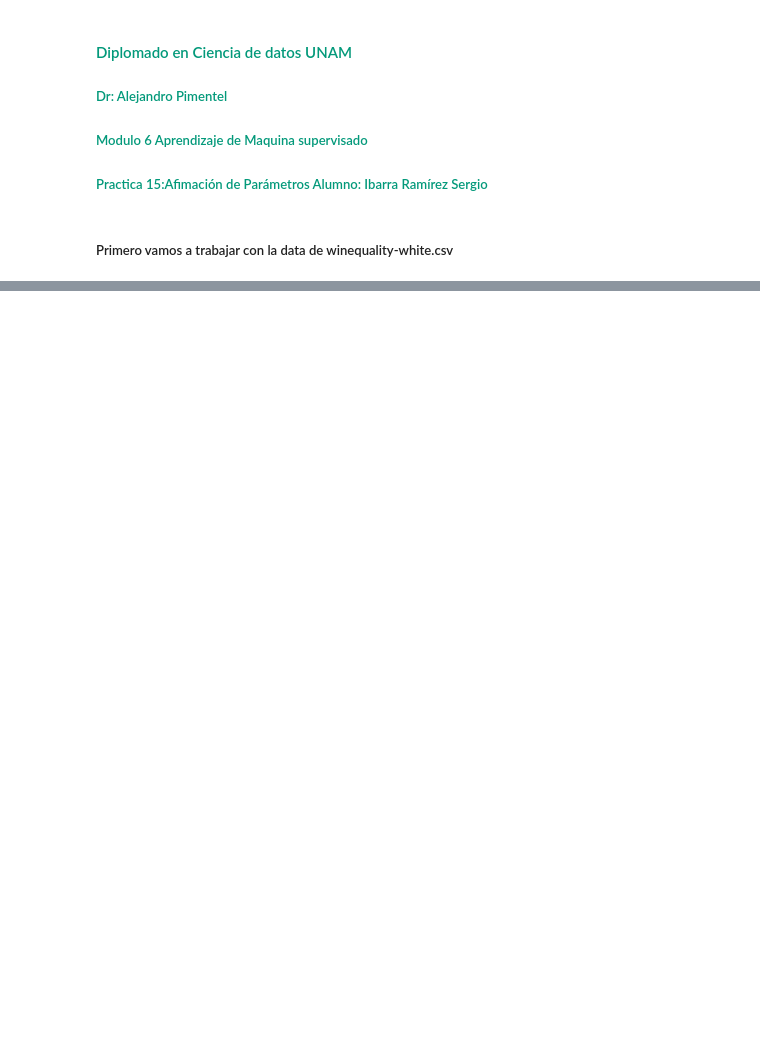
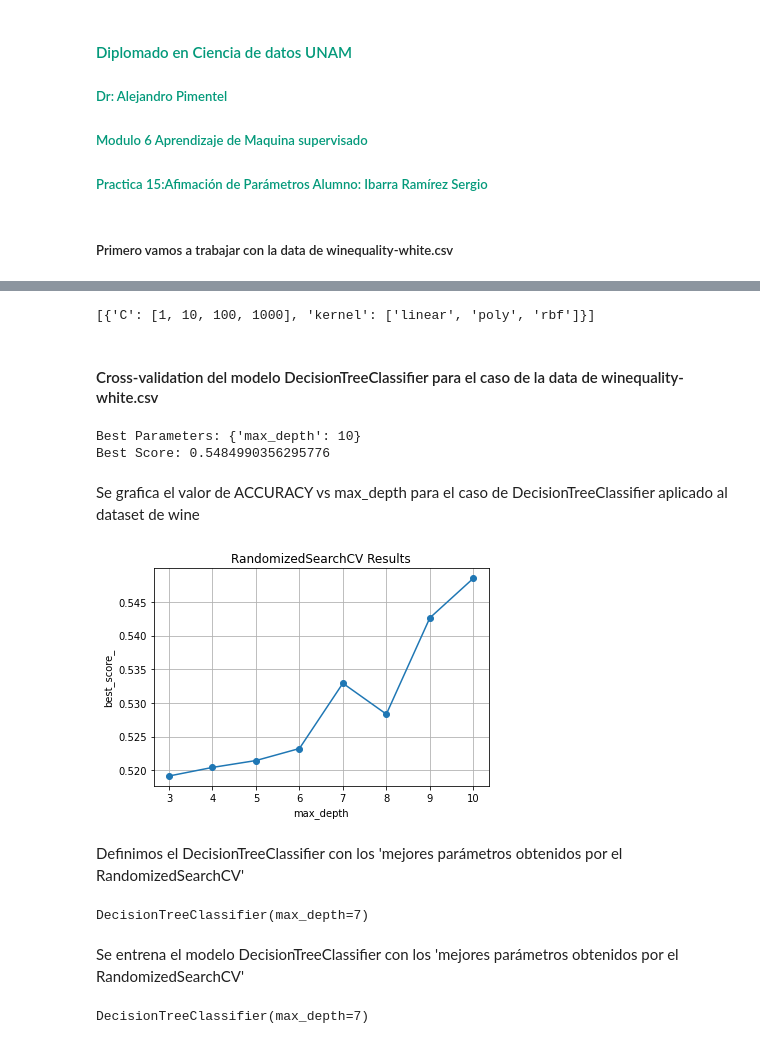
Before and after one commit to Sergio-Ibarra-1795/Diplomado_UNAM_DC_Full_gitHub, a Jupyter notebook: Modulo6_Aprendizaje_supervisado/Modulo6_15_Afinacion_parametros_Ibarra_Sergio.ipynb, the cells around one changed output, grey strips where cells are left out. Saved outputs shown, nothing was run; the diff lists cells and outputs as text; code cells hidden in the pictures; blank space fills up the shorter version.

Commit message:
Modulo 05 Practica 15 Afinación de parámetros PARTE 1

```diff
--- a/Modulo6_Aprendizaje_supervisado/Modulo6_15_Afinacion_parametros_Ibarra_Sergio.ipynb
+++ b/Modulo6_Aprendizaje_supervisado/Modulo6_15_Afinacion_parametros_Ibarra_Sergio.ipynb
@@ -29,0 +31,4 @@ tabla_wine
+# %%
+y_tabla_wine = tabla_wine["quality"]
+X_tabla_wine = tabla_wine.drop(["quality"],axis=1)
+X_tabla_wine
@@ -29,0 +133,2 @@ tabla_wine
+# %%
+buscadorRandom_modelo_SVC.fit(X_train_tabla_wine,y_train_tabla_wine)
@@ -29,0 +141,74 @@ tabla_wine
+# %%
+from sklearn.svm import SVC
+
+## Se define el modelo SVC
+modelo_SVC = SVC()
+modelo_SVC
+
+## Se definen los hiperparámetros del modelo SVC
+cuadricula_parametros_modelo_SVC = [{'C':[1,10,100,1000],'kernel':["linear","poly","rbf"]}]
+cuadricula_parametros_modelo_SVC
+# %% [output]
+[{'C': [1, 10, 100, 1000], 'kernel': ['linear', 'poly', 'rbf']}]
+# %%
+from sklearn.model_selection import GridSearchCV
+buscadorGrid_SCV_wine = GridSearchCV(modelo_SVC,cuadricula_parametros_modelo_SVC,cv=5,scoring="accuracy")
+buscadorGrid_SCV_wine.fit(X_train_tabla_wine,y_train_tabla_wine)
+# %% [markdown]
+#### Cross-validation del modelo DecisionTreeClassifier para el caso de la data de winequality-white.csv
+# %%
+from sklearn.tree import DecisionTreeClassifier
+from sklearn.model_selection import RandomizedSearchCV
+
+# Define the DecisionTreeClassifier model
+arbol_clasificacion = DecisionTreeClassifier()
+
+# Define the hyperparameter grid for DecisionTreeClassifier
+cuadricula_parametros_arbol = {'max_depth': [3, 4, 5, 6, 7, 8, 9, 10]}
+
+# Create an instance of RandomizedSearchCV
+buscadorRandom_arbol = RandomizedSearchCV(arbol_clasificacion, cuadricula_parametros_arbol, cv=5, scoring='accuracy')
+
+# Fit the RandomizedSearchCV object on the training data
+buscadorRandom_arbol.fit(X_train_tabla_wine, y_train_tabla_wine)
+
+# Print the best parameters and best score
+print("Best Parameters:", buscadorRandom_arbol.best_params_)
+print("Best Score:", buscadorRandom_arbol.best_score_)
+# %% [output]
+Best Parameters: {'max_depth': 10}
+Best Score: 0.5484990356295776
+# %% [markdown]
+Se grafica el valor de ACCURACY vs max_depth para el caso de DecisionTreeClassifier aplicado al dataset de wine
+# %%
+import matplotlib.pyplot as plt
+
+# Get the max_depth values from the hyperparameter grid
+max_depth_values = [3, 4, 5, 6, 7, 8,9,10]
+
+# Get the best scores obtained from RandomizedSearchCV
+best_scores = buscadorRandom_arbol.cv_results_['mean_test_score']
+
+# Plot the relationship between max_depth and best_scores
+plt.plot(max_depth_values, best_scores, marker='o')
+plt.xlabel('max_depth')
+plt.ylabel('best_score_')
+plt.title('RandomizedSearchCV Results')
+plt.grid(True)
+plt.show()
+# %% [output]
+[figure, added]
+# %% [markdown]
+Definimos el DecisionTreeClassifier con los 'mejores parámetros obtenidos por el RandomizedSearchCV'
+# %%
+arbol_clasificacion_best_param = DecisionTreeClassifier(max_depth=7)
+arbol_clasificacion_best_param
+# %% [output]
+DecisionTreeClassifier(max_depth=7)
+# %% [markdown]
+Se entrena el modelo DecisionTreeClassifier con los 'mejores parámetros obtenidos por el RandomizedSearchCV'
+# %%
+arbol_clasificacion_best_param_wine = arbol_clasificacion_best_param.fit(X_train_tabla_wine,y_train_tabla_wine)
+arbol_clasificacion_best_param_wine
+# %% [output]
+DecisionTreeClassifier(max_depth=7)
```
Also changed, not shown: parts of 28 cells of this notebook.
